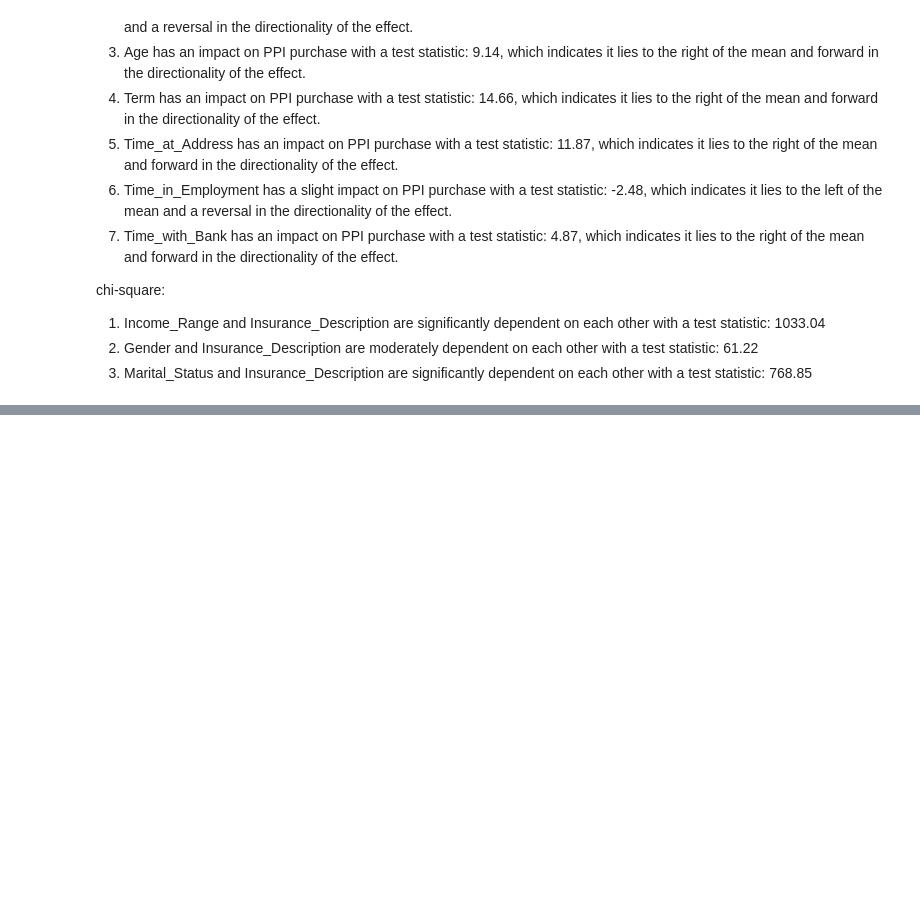
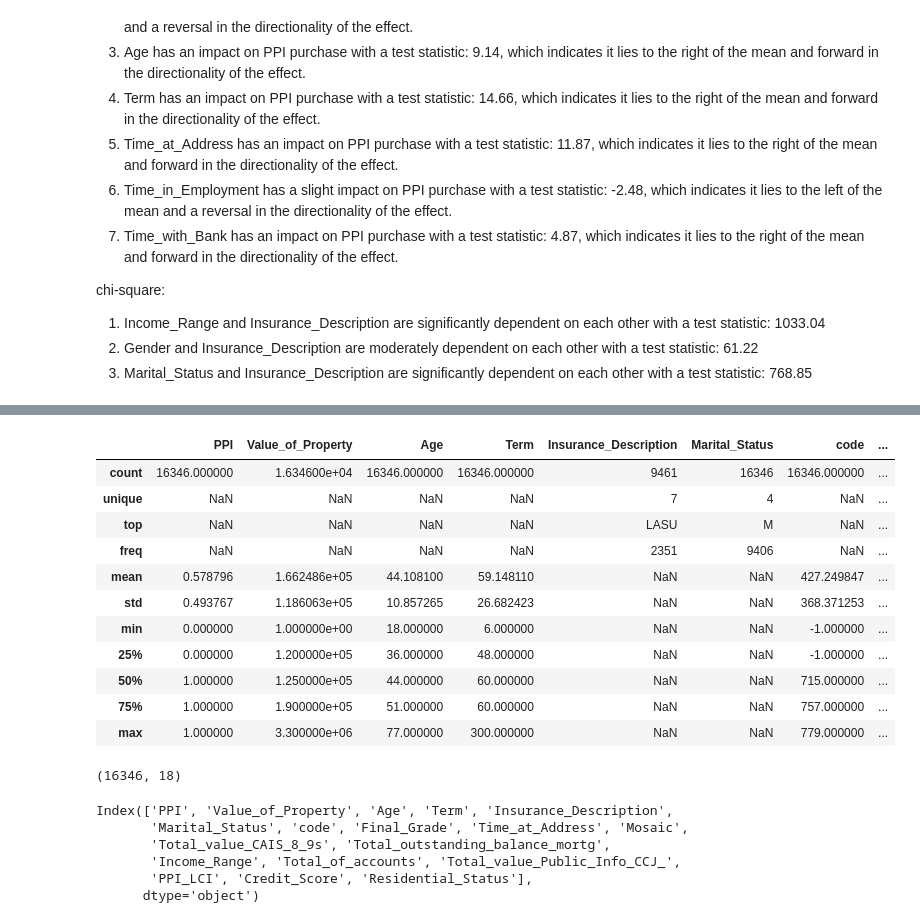
Before and after one commit to pradeepvaranasi/insurance_re, a Jupyter notebook: Insurance_CaseStudy_PradeepVaranasi.ipynb, the cells around one changed output, grey strips where cells are left out. Cells and saved outputs as stored; diff of their text form; code cells hidden in the pictures; blank space fills up the shorter version.

```diff
--- a/Insurance_CaseStudy_PradeepVaranasi.ipynb
+++ b/Insurance_CaseStudy_PradeepVaranasi.ipynb
@@ -1061,0 +1155,29 @@ chi-square:
+# %%
+# dnsuring there are no trailing/leading spaces in the column names
+df.columns = df.columns.str.strip()
+df['code'] = df['code'].fillna(-1)
+# %%
+# dropping columns based on the correlation/repatetive nature with other columns
+select_cols = ['PPI', 'Value_of_Property', 'Age', 'Term', 'Insurance_Description', 'Marital_Status', 'code', 'Final_Grade', 'Time_at_Address', 'Mosaic', 'Total_value__CAIS_8_9s', 'Total_outstanding_balance__mortg', 'Income_Range', 'Total___of_accounts', 'Total_value__Public_Info___CCJ__', 'PPI_LCI', 'Credit_Score', 'Residential_Status']
+# %%
+# dropping the columns
+df =df[select_cols]
+# %%
+df.describe(include='all')
+# %% [output]
+|  | PPI | Value_of_Property | Age | Term | Insurance_Description | Marital_Status | code | ... |
+| count | 16346.000000 | 1.634600e+04 | 16346.000000 | 16346.000000 | 9461 | 16346 | 16346.000000 | ... |
+| unique | NaN | NaN | NaN | NaN | 7 | 4 | NaN | ... |
+| top | NaN | NaN | NaN | NaN | LASU | M | NaN | ... |
+| freq | NaN | NaN | NaN | NaN | 2351 | 9406 | NaN | ... |
+| mean | 0.578796 | 1.662486e+05 | 44.108100 | 59.148110 | NaN | NaN | 427.249847 | ... |
+| std | 0.493767 | 1.186063e+05 | 10.857265 | 26.682423 | NaN | NaN | 368.371253 | ... |
+| min | 0.000000 | 1.000000e+00 | 18.000000 | 6.000000 | NaN | NaN | -1.000000 | ... |
+| 25% | 0.000000 | 1.200000e+05 | 36.000000 | 48.000000 | NaN | NaN | -1.000000 | ... |
+| 50% | 1.000000 | 1.250000e+05 | 44.000000 | 60.000000 | NaN | NaN | 715.000000 | ... |
+| 75% | 1.000000 | 1.900000e+05 | 51.000000 | 60.000000 | NaN | NaN | 757.000000 | ... |
+| max | 1.000000 | 3.300000e+06 | 77.000000 | 300.000000 | NaN | NaN | 779.000000 | ... |
+# %%
+df.shape
+# %% [output]
+(16346, 18)
@@ -1061,0 +1187,9 @@ chi-square:
+# %%
+df.columns
+# %% [output]
+Index(['PPI', 'Value_of_Property', 'Age', 'Term', 'Insurance_Description',
+       'Marital_Status', 'code', 'Final_Grade', 'Time_at_Address', 'Mosaic',
+       'Total_value_CAIS_8_9s', 'Total_outstanding_balance_mortg',
+       'Income_Range', 'Total_of_accounts', 'Total_value_Public_Info_CCJ_',
+       'PPI_LCI', 'Credit_Score', 'Residential_Status'],
+      dtype='object')
```
Also changed, not shown: parts of 32 cells of this notebook.
